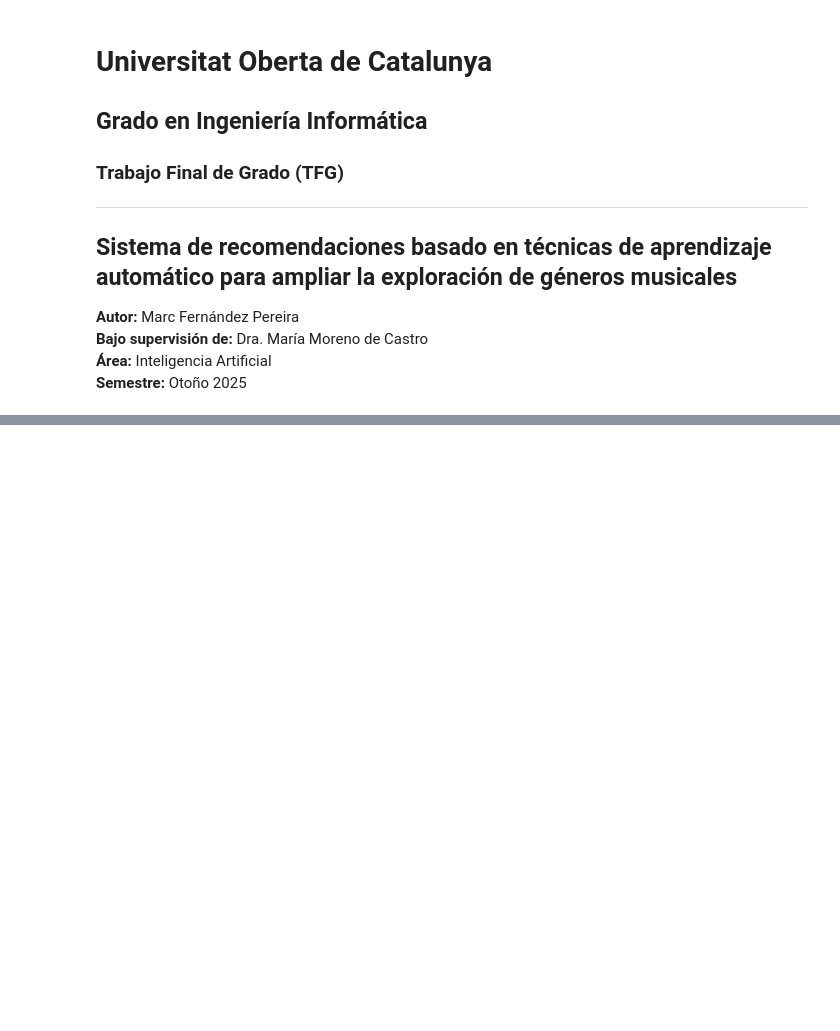
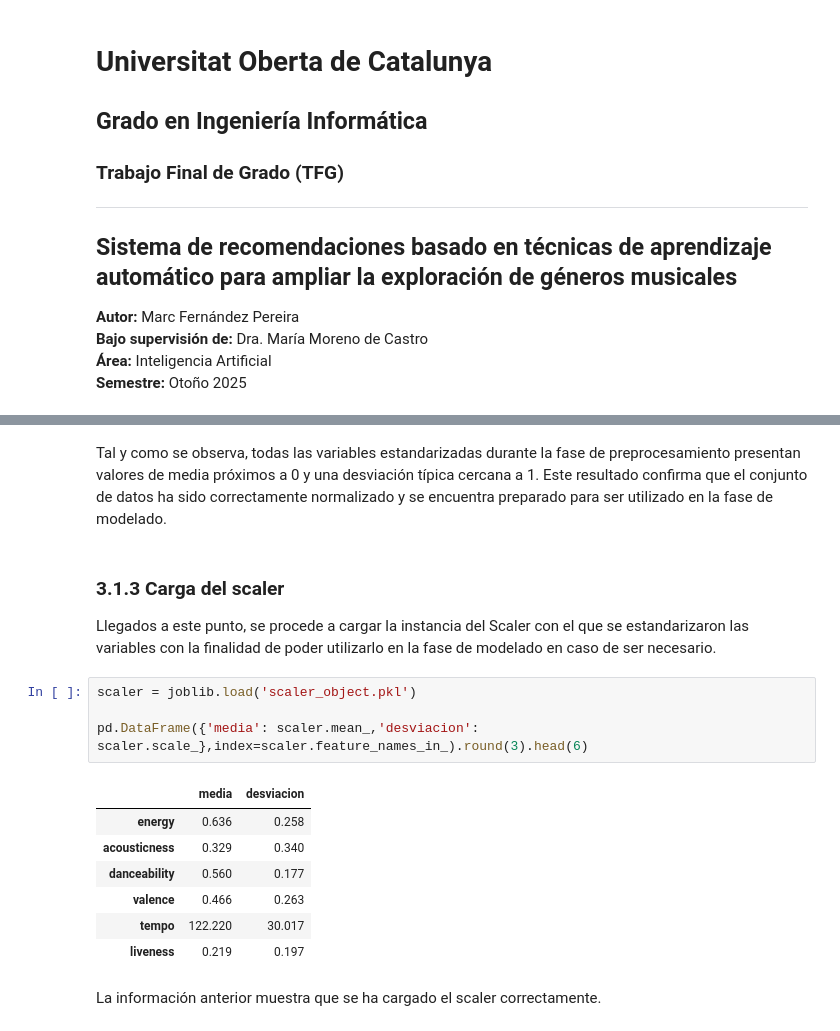
Before and after one commit to marcfpereirauoc/TFG, a Jupyter notebook: 02_clasificacion_evaluacion.ipynb, the cells around one changed output, grey strips where cells are left out. Saved outputs shown, nothing was run; the diff lists cells and outputs as text; blank space fills up the shorter version.

Commit message:
Ampliando información previa al modelado.

```diff
--- a/02_clasificacion_evaluacion.ipynb
+++ b/02_clasificacion_evaluacion.ipynb
@@ -172,0 +107,20 @@ Dado que uno de los objetivos del TFG es promover la diversidad y romper la burb
+# %% [markdown]
+Tal y como se observa, todas las variables estandarizadas durante la fase de preprocesamiento presentan valores de media próximos a 0 y una desviación típica cercana a 1. Este resultado confirma que el conjunto de datos ha sido correctamente normalizado y se encuentra preparado para ser utilizado en la fase de modelado.
+# %% [markdown]
+### 3.1.3 Carga del scaler
+
+Llegados a este punto, se procede a cargar la instancia del Scaler con el que se estandarizaron las variables con la finalidad de poder utilizarlo en la fase de modelado en caso de ser necesario.
+# %%
+scaler = joblib.load('scaler_object.pkl')
+
+pd.DataFrame({'media': scaler.mean_,'desviacion': scaler.scale_},index=scaler.feature_names_in_).round(3).head(6)
+# %% [output]
+|  | media | desviacion |
+| energy | 0.636 | 0.258 |
+| acousticness | 0.329 | 0.340 |
+| danceability | 0.560 | 0.177 |
+| valence | 0.466 | 0.263 |
+| tempo | 122.220 | 30.017 |
+| liveness | 0.219 | 0.197 |
+# %% [markdown]
+La información anterior muestra que se ha cargado el scaler correctamente.
```
Also changed, not shown: parts of 9 cells of this notebook.
